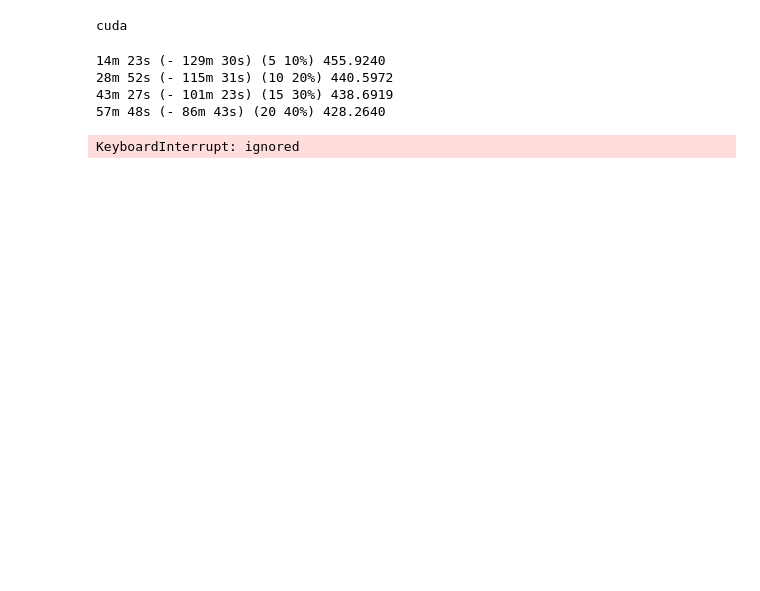
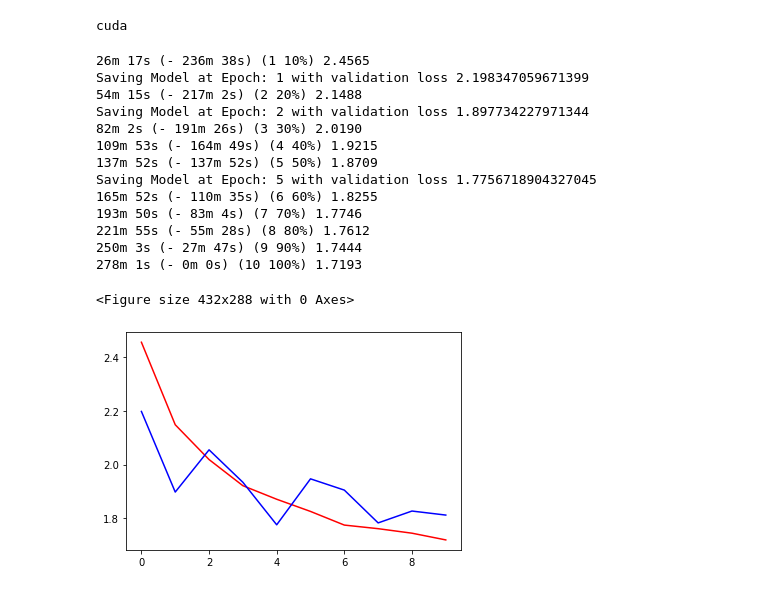
Before and after one commit to Mr-Magnificent/minor-project, a Jupyter notebook: Project_3_(1).ipynb, the cells around one changed output. Drawn from its saved outputs; the diff is of its cells as text; code cells hidden in the pictures; blank space fills up the shorter version.

```diff
--- a/Project_3_(1).ipynb
+++ b/Project_3_(1).ipynb
@@ -154,7 +167,7 @@ def timeSince(since, percent):
 teacher_forcing_ratio = 0.5
 
 
-def train(input_tensor, target_tensor, encoder, decoder, encoder_optimizer, decoder_optimizer, criterion, max_length=MAX_LENGTH):
+def train(input_tensor, target_tensor, encoder, decoder, encoder_optimizer, decoder_optimizer, criterion, valid=False, max_length=MAX_LENGTH):
     encoder_optimizer.zero_grad()
     decoder_optimizer.zero_grad()
 
@@ -193,11 +206,11 @@ def train(input_tensor, target_tensor, encoder, decoder, encoder_optimizer, deco
             loss += criterion(decoder_output, target_tensor[di])
             if decoder_input.item() == EOS_token:
                 break
+    if(not valid):
+        loss.backward()
 
-    loss.backward()
-
-    encoder_optimizer.step()
-    decoder_optimizer.step()
+        encoder_optimizer.step()
+        decoder_optimizer.step()
 
     return loss.item() / target_length
 # %%
@@ -265,13 +299,23 @@ def save_state(epoch, encoder, encoder_optimizer, decoder, decoder_optimizer):
 # %%
 encoder = Encoder()
 decoder = Decoder(343, len(wordtoint))
-trainIters(encoder, decoder, 50, 5)
-# model_states = torch.load('../input/modeltest/checkpoint10.pth', map_location=device)
+# model_states = torch.load('../input/modeltest/checkpoint7.pth', map_location=device)
 # encoder.load_state_dict(model_states["encoder_state_dict"])
 # decoder.load_state_dict(model_states["decoder_state_dict"])
+trainIters(encoder, decoder, 10, 5)
 # %% [output]
-14m 23s (- 129m 30s) (5 10%) 455.9240
-28m 52s (- 115m 31s) (10 20%) 440.5972
-43m 27s (- 101m 23s) (15 30%) 438.6919
-57m 48s (- 86m 43s) (20 40%) 428.2640
+26m 17s (- 236m 38s) (1 10%) 2.4565
+Saving Model at Epoch: 1 with validation loss 2.198347059671399
+54m 15s (- 217m 2s) (2 20%) 2.1488
+Saving Model at Epoch: 2 with validation loss 1.897734227971344
+82m 2s (- 191m 26s) (3 30%) 2.0190
+109m 53s (- 164m 49s) (4 40%) 1.9215
+137m 52s (- 137m 52s) (5 50%) 1.8709
+Saving Model at Epoch: 5 with validation loss 1.7756718904327045
+165m 52s (- 110m 35s) (6 60%) 1.8255
+193m 50s (- 83m 4s) (7 70%) 1.7746
+221m 55s (- 55m 28s) (8 80%) 1.7612
+250m 3s (- 27m 47s) (9 90%) 1.7444
+278m 1s (- 0m 0s) (10 100%) 1.7193
-KeyboardInterrupt: ignored
+<Figure size 432x288 with 0 Axes>
+[figure, added]
```
Also changed, not shown: parts of 16 cells of this notebook.
